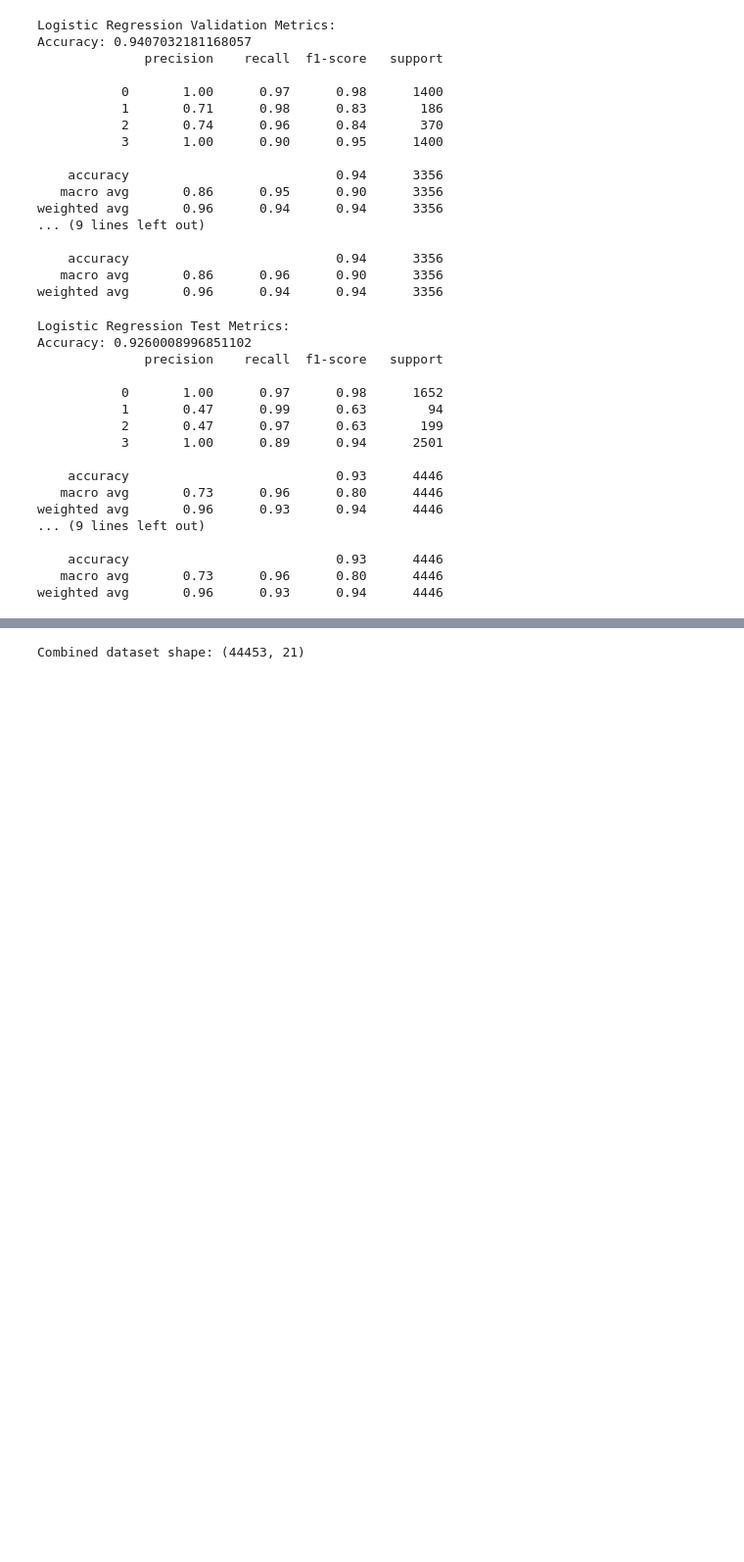
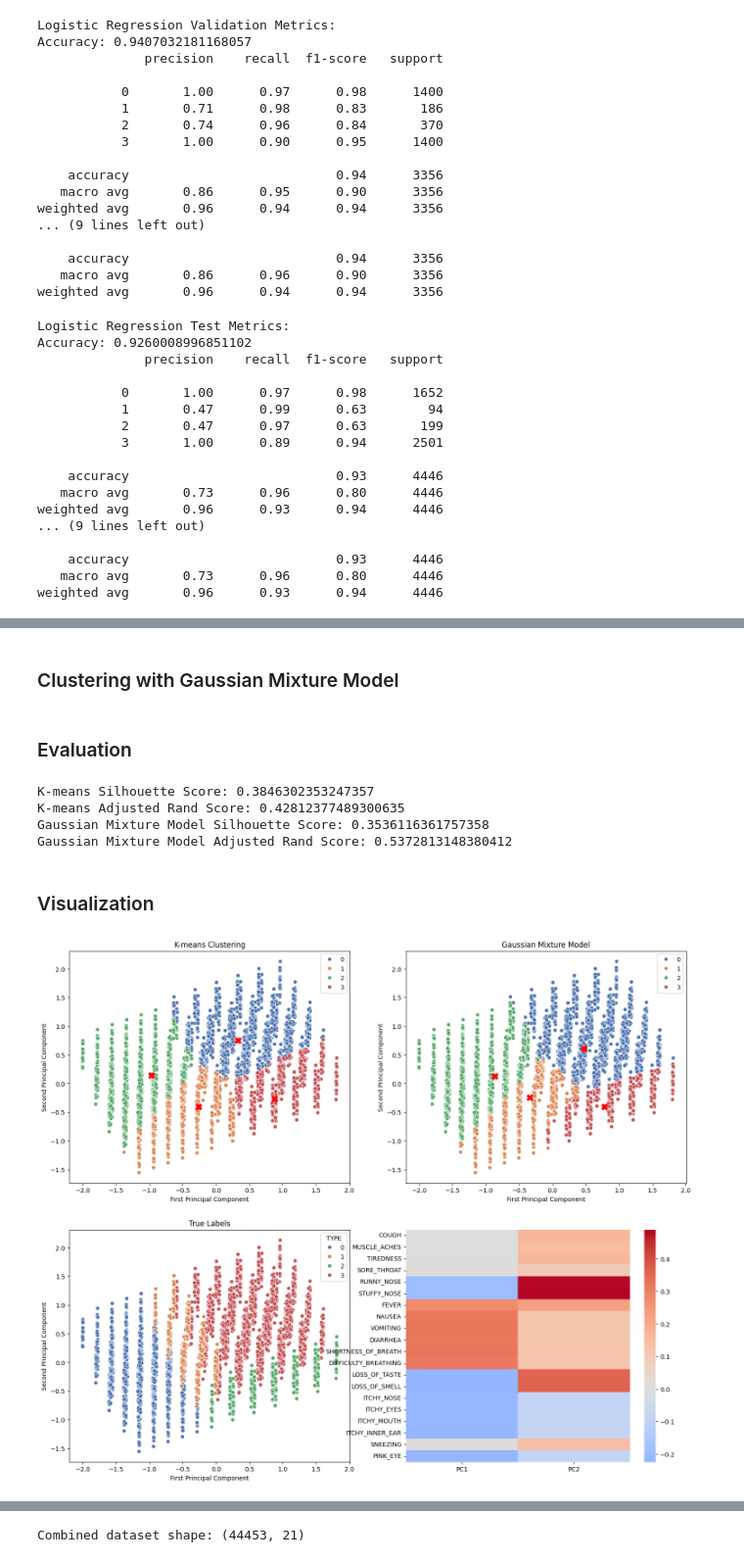
Before and after one commit to jambo0624/assign3, a Jupyter notebook: Assignment3-Group5.ipynb, the cells around one changed output, grey strips where cells are left out. Shown at 98% size. Drawn from its saved outputs; the diff is of its cells as text; code cells hidden in the pictures; blank space fills up the shorter version.

```diff
--- a/Assignment3-Group5.ipynb
+++ b/Assignment3-Group5.ipynb
@@ -267 +268,6 @@ weighted avg       0.96      0.93      0.94      4446
 ### Data preprocessing
+# %%
+smote = SMOTE(random_state=42)
+X_resampled, y_resampled = smote.fit_resample(X, y)
+pca = PCA(n_components=2)
+X_resampled_pca = pca.fit_transform(X_resampled)
@@ -267,0 +276,62 @@ weighted avg       0.96      0.93      0.94      4446
+# %%
+kmeans = KMeans(n_clusters=4,max_iter=200,random_state=42)
+kmeans_labels = kmeans.fit_predict(X_resampled_pca)
+cluster_centers_kmeans = kmeans.cluster_centers_
+# %% [markdown]
+### Clustering with Gaussian Mixture Model
+# %%
+gmm = GaussianMixture(n_components=4, random_state=42)
+gmm_labels = gmm.fit_predict(X_resampled_pca)
+cluster_centers_gmm = gmm.means_
+# %% [markdown]
+### Evaluation
+# %%
+print("K-means Silhouette Score:", silhouette_score(X_resampled_pca, kmeans_labels))
+print("K-means Adjusted Rand Score:", adjusted_rand_score(y_resampled, kmeans_labels))
+print("Gaussian Mixture Model Silhouette Score:", silhouette_score(X_resampled_pca, gmm_labels))
+print("Gaussian Mixture Model Adjusted Rand Score:", adjusted_rand_score(y_resampled, gmm_labels))
+# %% [output]
+K-means Silhouette Score: 0.3846302353247357
+K-means Adjusted Rand Score: 0.42812377489300635
+Gaussian Mixture Model Silhouette Score: 0.3536116361757358
+Gaussian Mixture Model Adjusted Rand Score: 0.5372813148380412
+# %% [markdown]
+### Visualization
+# %%
+plt.figure(figsize=(18, 15))
+
+# Plot 1: K-means clustering
+plt.subplot(2, 2, 1)
+sns.scatterplot(x=X_resampled_pca[:, 0], y=X_resampled_pca[:, 1], hue=kmeans_labels, palette='deep')
+plt.scatter(cluster_centers_kmeans[:, 0], cluster_centers_kmeans[:, 1], color='red', marker='X', s=100)
+plt.title('K-means Clustering')
+plt.xlabel('First Principal Component')
+plt.ylabel('Second Principal Component')
+
+# Plot 2: Gaussian Mixture Model
+plt.subplot(2, 2, 2)
+sns.scatterplot(x=X_resampled_pca[:, 0], y=X_resampled_pca[:, 1], hue=gmm_labels, palette='deep')
+plt.scatter(cluster_centers_gmm[:, 0], cluster_centers_gmm[:, 1], color='red', marker='X', s=100)
+plt.title('Gaussian Mixture Model')
+plt.xlabel('First Principal Component')
+plt.ylabel('Second Principal Component')
+
+# Plot 3: True labels
+plt.subplot(2, 2, 3)
+sns.scatterplot(x=X_resampled_pca[:, 0], y=X_resampled_pca[:, 1], hue=y_resampled, palette='deep')
+plt.title('True Labels')
+plt.xlabel('First Principal Component')
+plt.ylabel('Second Principal Component')
+
+# Plot 4: Heatmap of feature importance
+plt.subplot(2, 2, 4)
+feature_importance = pd.DataFrame(
+    pca.components_.T,
+    columns=['PC1', 'PC2'],
+    index=X_resampled.columns
+)
+sns.heatmap(feature_importance, cmap='coolwarm', center=0)
+
+plt.show()
+# %% [output]
+[figure, added]
```
Also changed, not shown: parts of 9 cells of this notebook, 2 other files.
